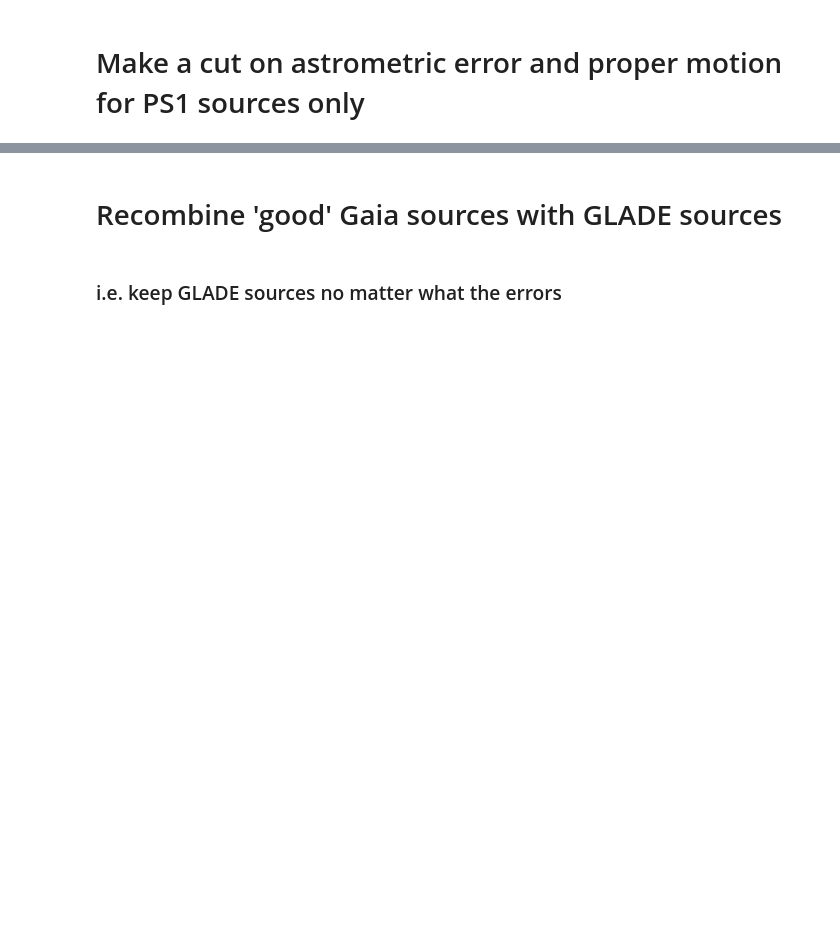
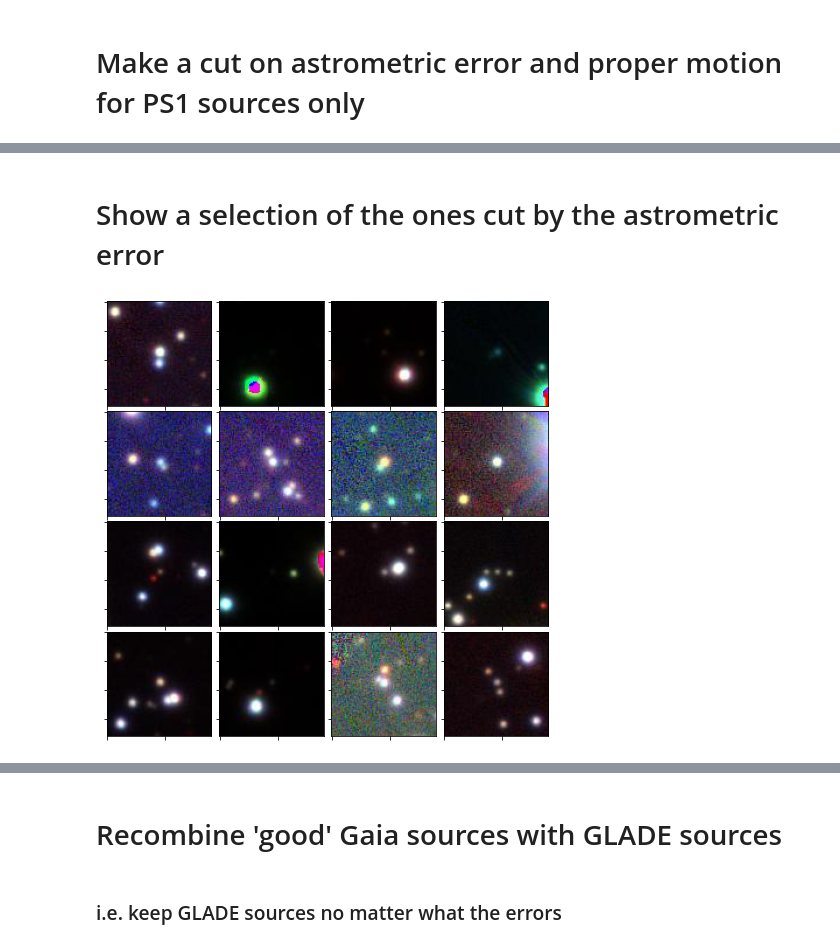
Before and after one commit to Lanasalmon/WEAVE_galaxies, a Jupyter notebook: Combine_191213_200129.ipynb, the cells around one changed output, grey strips where cells are left out. Cells and saved outputs as stored; diff of their text form; code cells hidden in the pictures; blank space fills up the shorter version.

```diff
--- a/Combine_191213_200129.ipynb
+++ b/Combine_191213_200129.ipynb
@@ -175,0 +357,30 @@ Number of PS sources not cut 35948
+# %% [markdown]
+# Show a selection of the ones cut by the astrometric error
+# %%
+import matplotlib.gridspec as gridspec
+%matplotlib inline
+size = 90
+pylab.rcParams.update({'font.size':12})
+#pylab.figure(1,(12,12))
+
+nrow = 4
+ncol = 4
+
+plt.figure(figsize = (8,8))
+gs1 = gridspec.GridSpec(4, 4)
+gs1.update(wspace=0.025, hspace=0.05) # set the spacing between axes.
+
+for i in range(16):
+   # i = i + 1 # grid spec indexes from 0
+    ax1 = plt.subplot(gs1[i])
+    plt.axis('on')
+    cim = getcolorim(xmatch_cut_out['raMean'].values[i],xmatch_cut_out['decMean'].values[i],size=size,filters="grz")
+
+    ax1.imshow(cim,origin="upper")
+    ax1.set_xticklabels([])
+    ax1.set_yticklabels([])
+    ax1.set_aspect('equal')
+
+plt.savefig('removed_by_noise.pdf')
+# %% [output]
+[figure, added]
```
Also changed, not shown: parts of 49 cells of this notebook, 9 other files.
